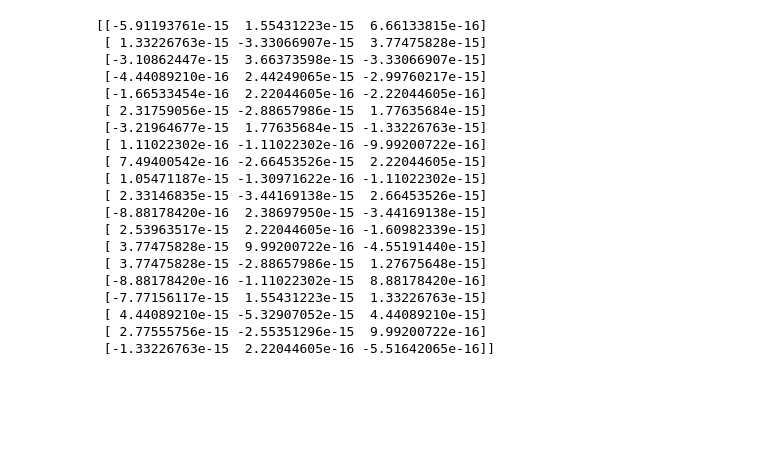
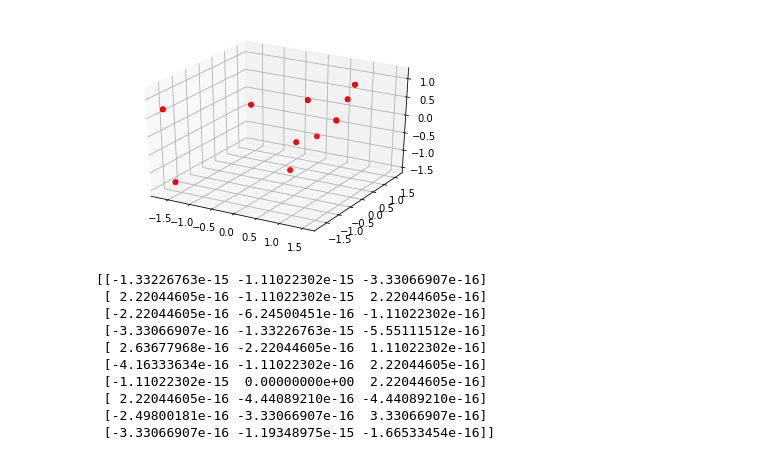
Before and after one commit to TomDonoghue/HyperEEG, a Jupyter notebook: notebooks/HyperAlignment_Rotation_Test.ipynb, the cells around one changed output. Saved outputs shown, nothing was run; the diff lists cells and outputs as text; code cells hidden in the pictures; blank space fills up the shorter version.

Commit message:
Update to make it look a little nicer

```diff
--- a/notebooks/HyperAlignment_Rotation_Test.ipynb
+++ b/notebooks/HyperAlignment_Rotation_Test.ipynb
@@ -24,7 +27,7 @@ def rand_rotation():
     return np.dot(np.dot(Rx,Ry),Rz)
 # %%
 # Create fake rotated data
-D = np.random.uniform(0,1,[20,3])
+D = np.random.uniform(0,1,[10,3])
 datasets = [Dataset(D)]
 rotations = [np.identity(3)]
 for i in range(5):
@@ -48,31 +51,30 @@ for dataset, mapper in zip(datasets, mappers):
 
 # Note: this above is equivalent to the following one liner
 new_datasets = [mapper.forward(dataset) for dataset, mapper in zip(datasets, mappers)]
+# %%
+# Plot the hyperaligned data
+fig = plt.figure()
+ax = fig.add_subplot(111, projection='3d')
+for i in range(len(new_datasets)):
+    ha_data = new_datasets[i]
+    ax.scatter(ha_data.samples[:,0],ha_data.samples[:,1],ha_data.samples[:,2],c='r')
+# %% [output]
+[figure, added]
 # %%
-# See if alignment worked
-ex1 = new_datasets[0]
-ex2 = new_datasets[3]
+# Just to convince yourself it worked, look at the difference between final mappings for two randomly chosen sets
+ex1 = new_datasets[3]
+ex2 = new_datasets[5]
 print ex1.samples - ex2.samples
 # %% [output]
-[[-5.91193761e-15  1.55431223e-15  6.66133815e-16]
- [ 1.33226763e-15 -3.33066907e-15  3.77475828e-15]
- [-3.10862447e-15  3.66373598e-15 -3.33066907e-15]
- [-4.44089210e-16  2.44249065e-15 -2.99760217e-15]
- [-1.66533454e-16  2.22044605e-16 -2.22044605e-16]
- [ 2.31759056e-15 -2.88657986e-15  1.77635684e-15]
- [-3.21964677e-15  1.77635684e-15 -1.33226763e-15]
- [ 1.11022302e-16 -1.11022302e-16 -9.99200722e-16]
- [ 7.49400542e-16 -2.66453526e-15  2.22044605e-15]
- [ 1.05471187e-15 -1.30971622e-16 -1.11022302e-15]
- [ 2.33146835e-15 -3.44169138e-15  2.66453526e-15]
- [-8.88178420e-16  2.38697950e-15 -3.44169138e-15]
- [ 2.53963517e-15  2.22044605e-16 -1.60982339e-15]
- [ 3.77475828e-15  9.99200722e-16 -4.55191440e-15]
- [ 3.77475828e-15 -2.88657986e-15  1.27675648e-15]
- [-8.88178420e-16 -1.11022302e-15  8.88178420e-16]
- [-7.77156117e-15  1.55431223e-15  1.33226763e-15]
- [ 4.44089210e-15 -5.32907052e-15  4.44089210e-15]
- [ 2.77555756e-15 -2.55351296e-15  9.99200722e-16]
- [-1.33226763e-15  2.22044605e-16 -5.51642065e-16]]
+[[-1.33226763e-15 -1.11022302e-15 -3.33066907e-16]
+ [ 2.22044605e-16 -1.11022302e-15  2.22044605e-16]
+ [-2.22044605e-16 -6.24500451e-16 -1.11022302e-16]
+ [-3.33066907e-16 -1.33226763e-15 -5.55111512e-16]
+ [ 2.63677968e-16 -2.22044605e-16  1.11022302e-16]
+ [-4.16333634e-16 -1.11022302e-16  2.22044605e-16]
+ [-1.11022302e-15  0.00000000e+00  2.22044605e-16]
+ [ 2.22044605e-16 -4.44089210e-16 -4.44089210e-16]
+ [-2.49800181e-16 -3.33066907e-16  3.33066907e-16]
+ [-3.33066907e-16 -1.19348975e-15 -1.66533454e-16]]
 # %%
 # From here: try classification between subjects, in aligned space
```
Also changed, not shown: parts of 1 cell of this notebook.
